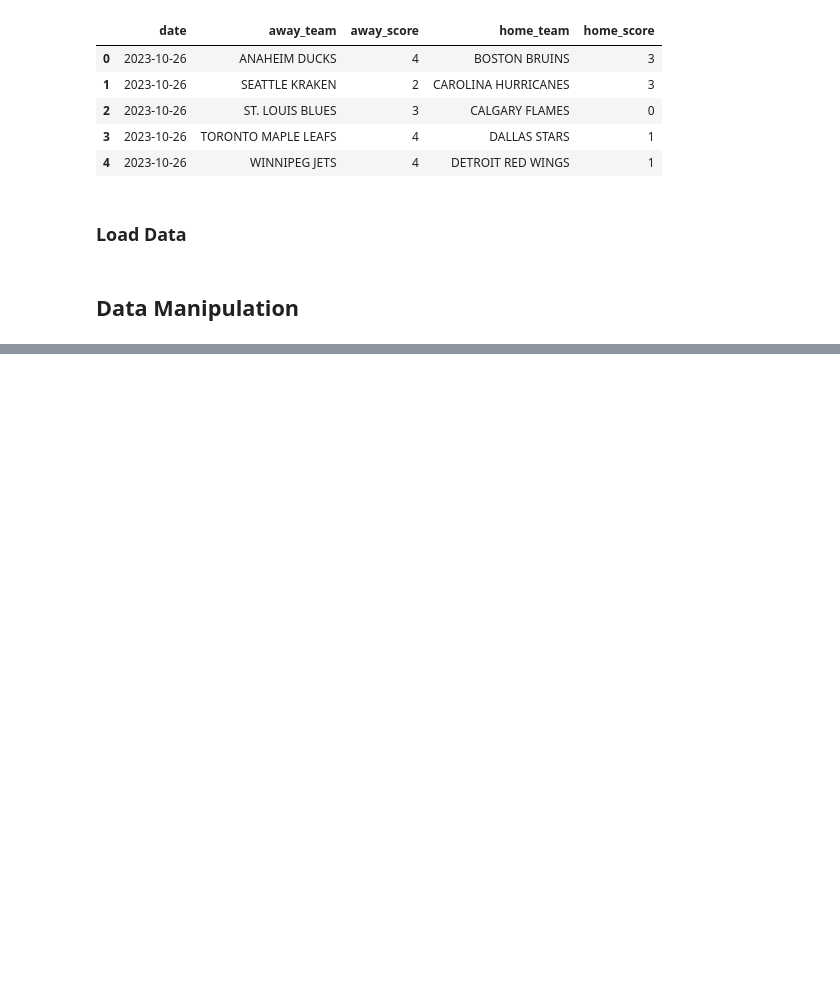
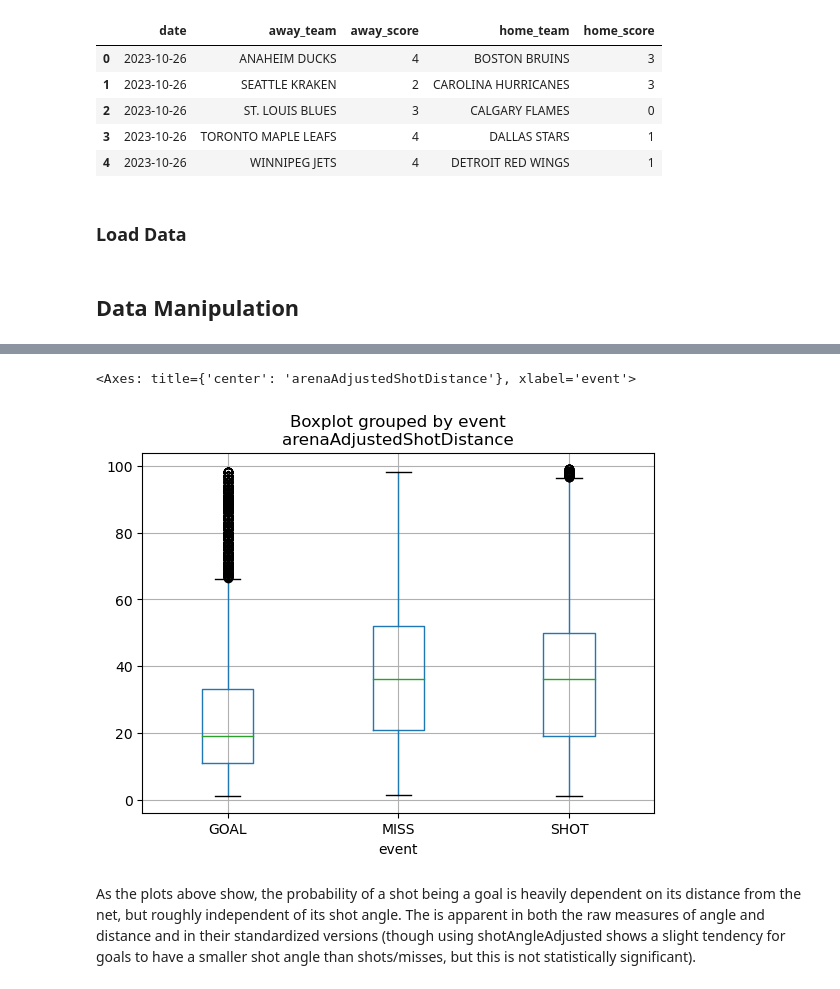
Before and after one commit to traskcon/NHL-Predictions, a Jupyter notebook: NHL-EDGE-Predictions.ipynb, the cells around one changed output, grey strips where cells are left out. Cells and saved outputs as stored; diff of their text form; code cells hidden in the pictures; blank space fills up the shorter version.

```diff
--- a/NHL-EDGE-Predictions.ipynb
+++ b/NHL-EDGE-Predictions.ipynb
@@ -275,0 +351,7 @@ fig.show()
+# %%
+shot_data.boxplot(column="arenaAdjustedShotDistance",by="event")
+# %% [output]
+<Axes: title={'center': 'arenaAdjustedShotDistance'}, xlabel='event'>
+[figure, added]
+# %% [markdown]
+As the plots above show, the probability of a shot being a goal is heavily dependent on its distance from the net, but roughly independent of its shot angle. The is apparent in both the raw measures of angle and distance and in their standardized versions (though using shotAngleAdjusted shows a slight tendency for goals to have a smaller shot angle than shots/misses, but this is not statistically significant).
```
Also changed, not shown: parts of 20 cells of this notebook.
